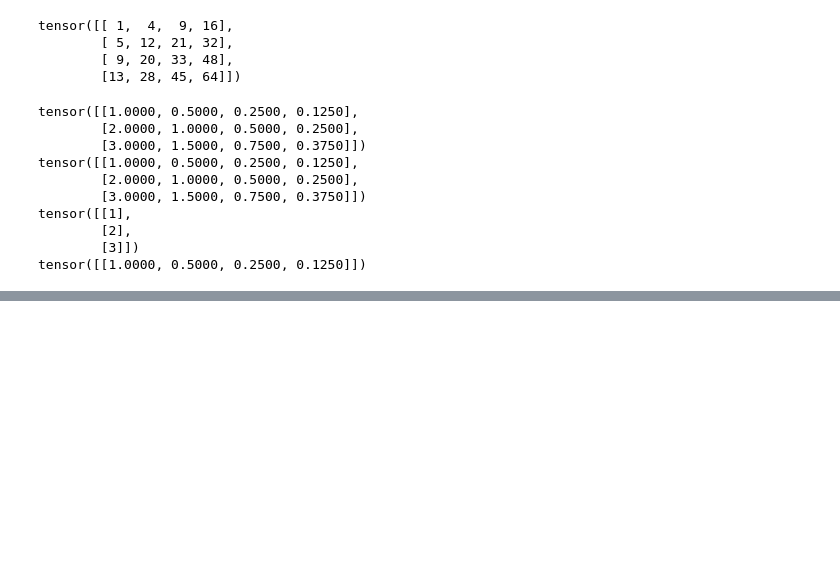
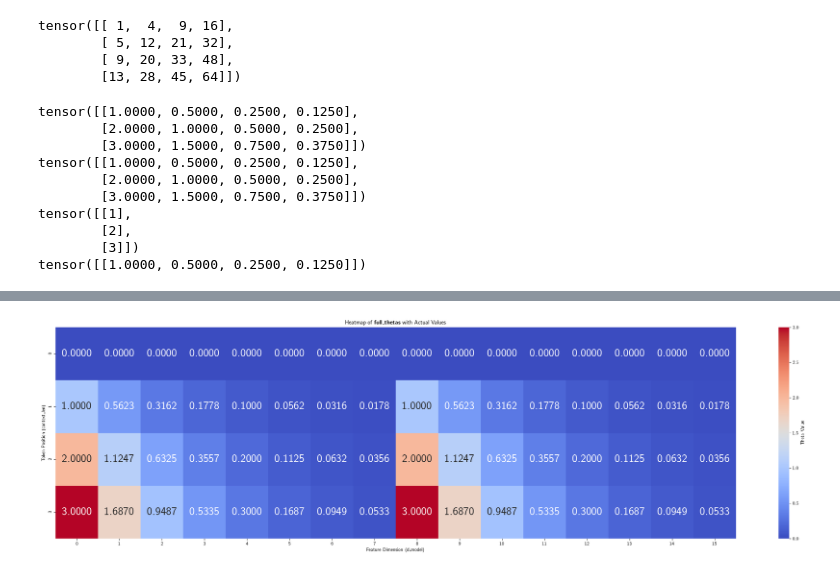
Before and after one commit to omnimose/learning-AI, a Jupyter notebook: rope.ipynb, the cells around one changed output, grey strips where cells are left out. Drawn from its saved outputs; the diff is of its cells as text; code cells hidden in the pictures; blank space fills up the shorter version.

```diff
--- a/rope.ipynb
+++ b/rope.ipynb
@@ -477,0 +233,46 @@ out:
+# %%
+
+# Enable LaTeX rendering in Matplotlib
+plt.rcParams["text.usetex"] = True
+
+# Constants
+base = 100
+context_len = 4
+d_model = 16
+half_model = d_model // 2
+freq = base ** (2 / d_model)  # Compute freq value
+
+# Compute `full_thetas`
+position_ids = torch.arange(0, context_len)
+theta_base = 1.0 / (freq ** torch.arange(0, half_model))
+thetas = position_ids[:, None] * theta_base[None, :]
+full_thetas = torch.cat((thetas, thetas), dim=-1)
+
+# Convert to NumPy for Seaborn compatibility
+full_thetas_np = full_thetas.numpy()
+
+# Create annotations with the actual values of `full_thetas`
+annotations = np.empty_like(full_thetas_np, dtype=object)
+for i in range(context_len):
+    for j in range(d_model):
+        # Format the value of full_thetas[i, j] to display
+        annotations[i, j] = f"{full_thetas_np[i, j]:.4f}"  # Display with 2 decimal places
+
+# Plot the heatmap with the actual values of `full_thetas` in annotations and enlarged font size
+plt.figure(figsize=(32, 8))
+sns.heatmap(
+    full_thetas_np,
+    annot=annotations,  # Display the actual values of full_thetas
+    fmt="",  # Keep annotations as raw text
+    cmap="coolwarm",
+    cbar_kws={"label": "Theta Value"},  # Colorbar label
+    xticklabels=range(d_model),  # Feature dimension labels
+    yticklabels=range(context_len),  # Position labels
+    annot_kws={"size": 24}  # Enlarge font size of annotations
+)
+plt.title(r"Heatmap of $\textbf{full\_thetas}$ with Actual Values")
+plt.xlabel("Feature Dimension (d_model)")
+plt.ylabel("Token Position (context_len)")
+plt.show()
+# %% [output]
+[figure, added]
```
Also changed, not shown: parts of 17 cells of this notebook, 3 other files.
